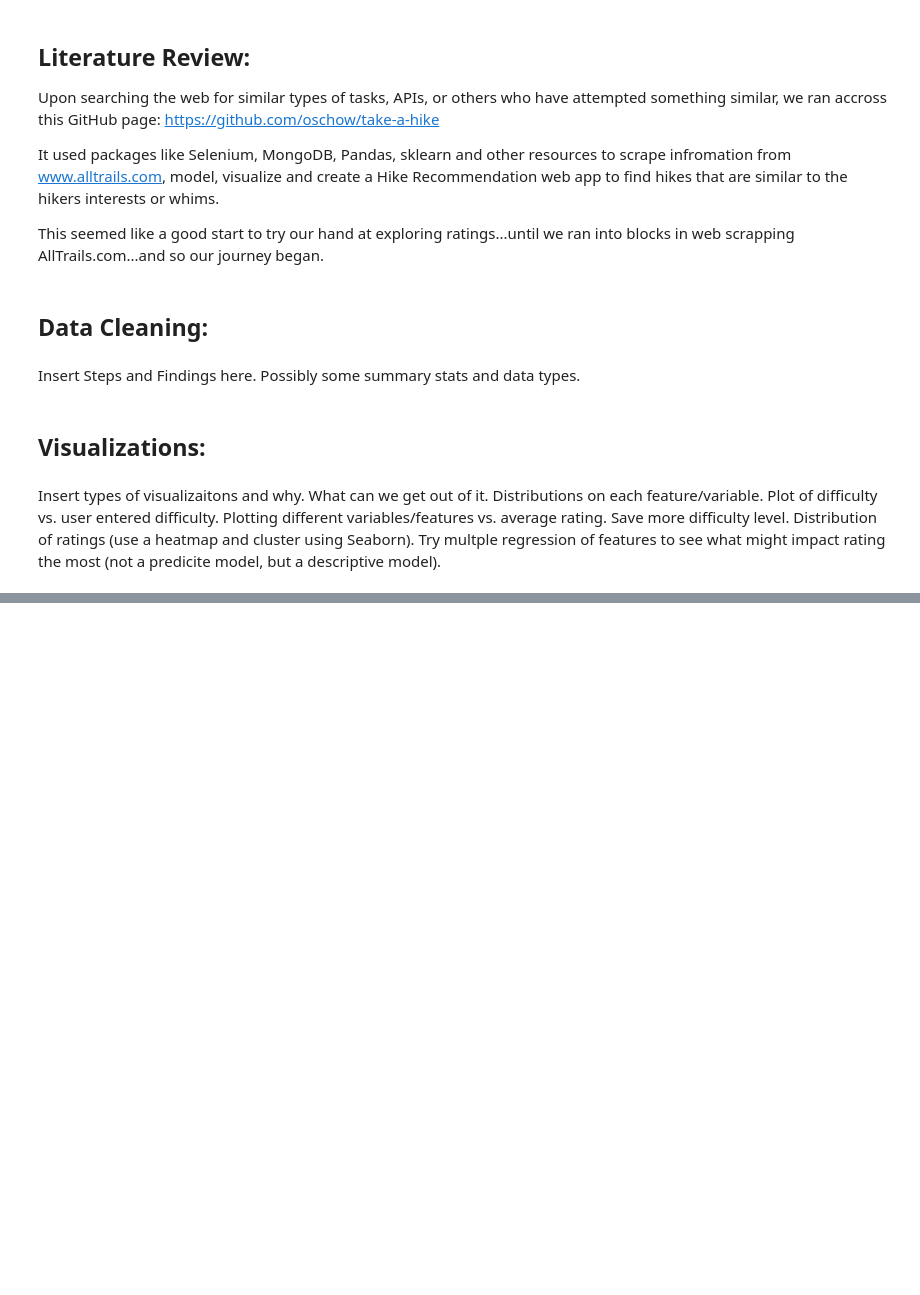
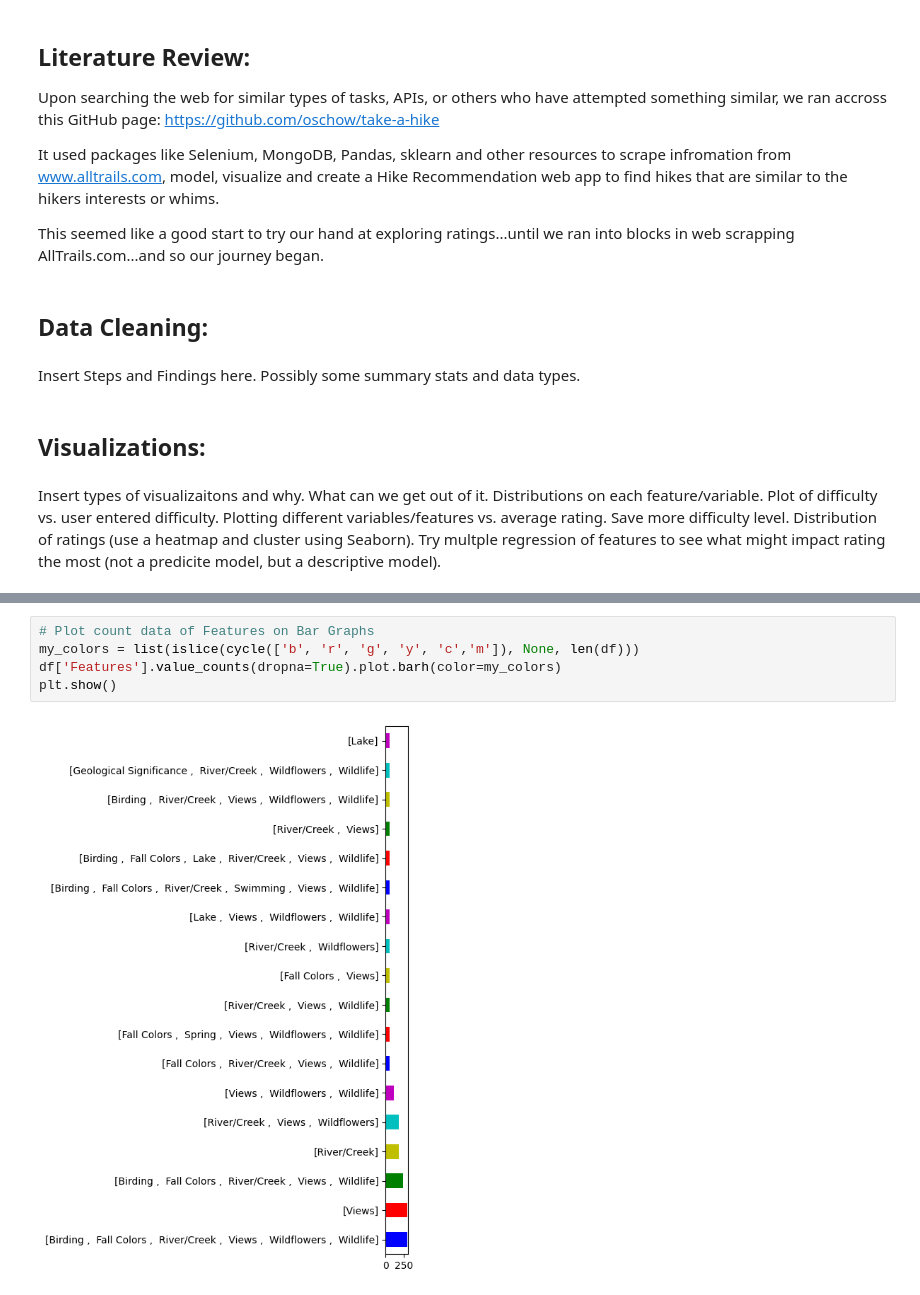
Before and after one commit to BiochemHead/COMP_4447_Final_Project, a Jupyter notebook: Final_Project_Notebook.ipynb, the cells around one changed output, grey strips where cells are left out. Drawn from its saved outputs; the diff is of its cells as text; blank space fills up the shorter version.

```diff
--- a/Final_Project_Notebook.ipynb
+++ b/Final_Project_Notebook.ipynb
@@ -111,0 +105,7 @@ See the caveats in the documentation: https://pandas.pydata.org/pandas-docs/stab
+# %%
+# Plot count data of Features on Bar Graphs
+my_colors = list(islice(cycle(['b', 'r', 'g', 'y', 'c','m']), None, len(df)))
+df['Features'].value_counts(dropna=True).plot.barh(color=my_colors)
+plt.show()
+# %% [output]
+[figure, added]
```
Also changed, not shown: parts of 5 cells of this notebook, 1 other file.
